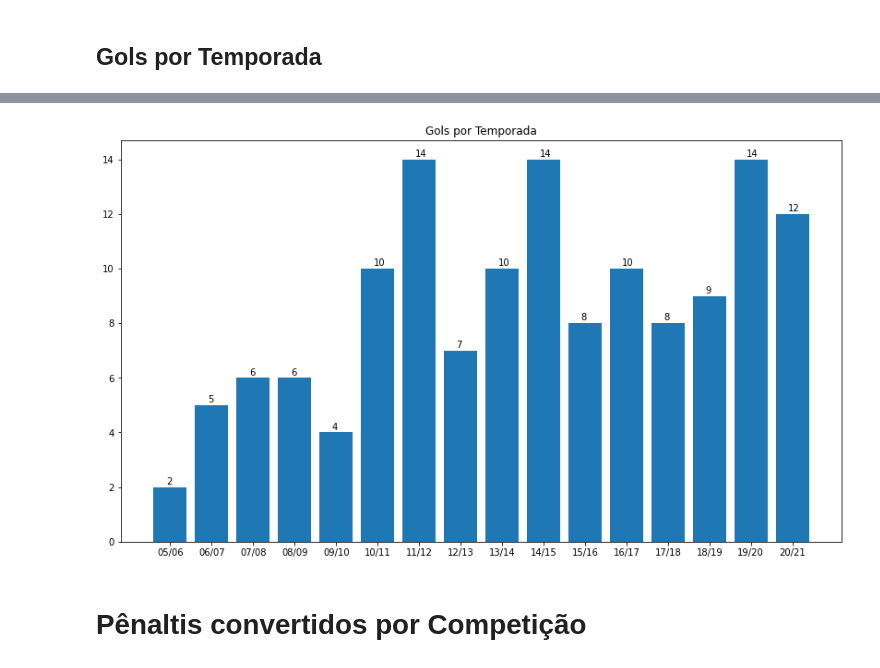
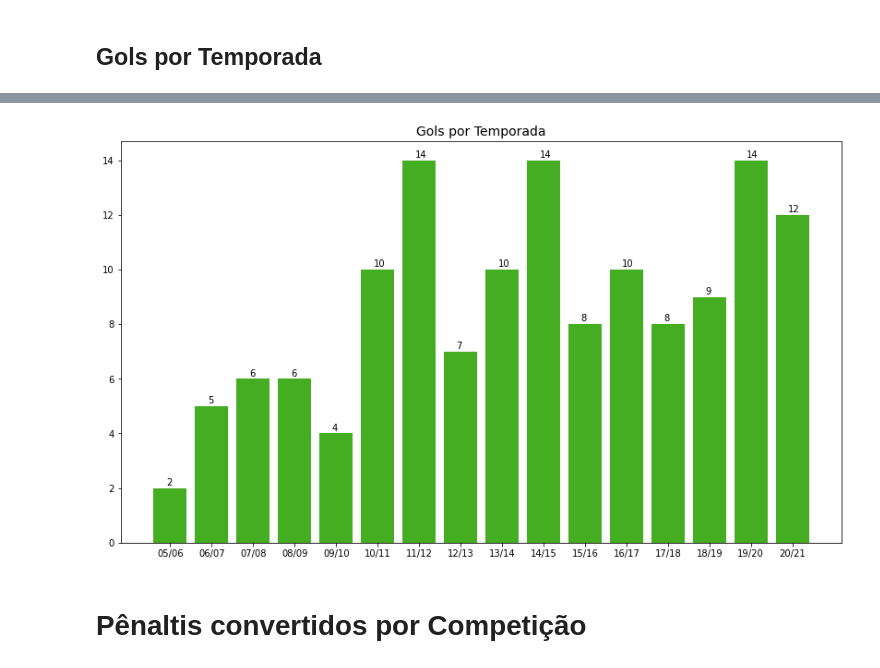
Before and after one commit to EduardoShoiti/DataScience_CR7_penaltis, a Jupyter notebook: cr7_Penaltis.ipynb, the cells around one changed output, grey strips where cells are left out. Cells and saved outputs as stored; diff of their text form; code cells hidden in the pictures.

```diff
--- a/cr7_Penaltis.ipynb
+++ b/cr7_Penaltis.ipynb
@@ -262,17 +416,19 @@ for i in gols_por_temporada['Gol?']:
 # %%
 plt.figure(figsize=(14, 8))
 
 names = gols_por_temporada.index
 valores = gols_por_temporada['Gol?']
 
-plt.bar(names, valores)
+plt.bar(names, valores, color='#44ad21')
 for i in range(len(gols_por_temporada['Gol?'])):
   plt.text(x = posicao[i]-0.1, y = altura_gols[i]+0.1, s = str(gols_por_temporada['Gol?'].iloc[i]))
 
-plt.title('Gols por Temporada')
+plt.title('Gols por Temporada', fontsize=14)
+
+plt.savefig('grafico-GolsPorTemporada.png', bbox_inches='tight', dpi = 300)
 plt.show()
 # %% [output]
-[figure, old version]
+[figure, new version]
 # %% [markdown]
 # Pênaltis convertidos por Competição
 # %%
```
Also changed, not shown: parts of 22 cells of this notebook.
